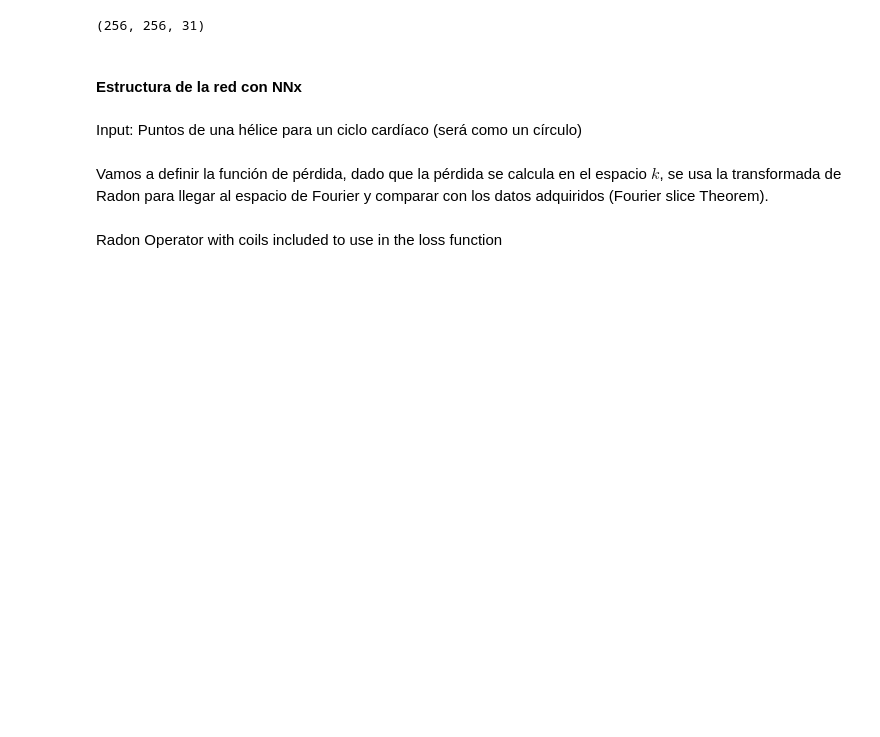
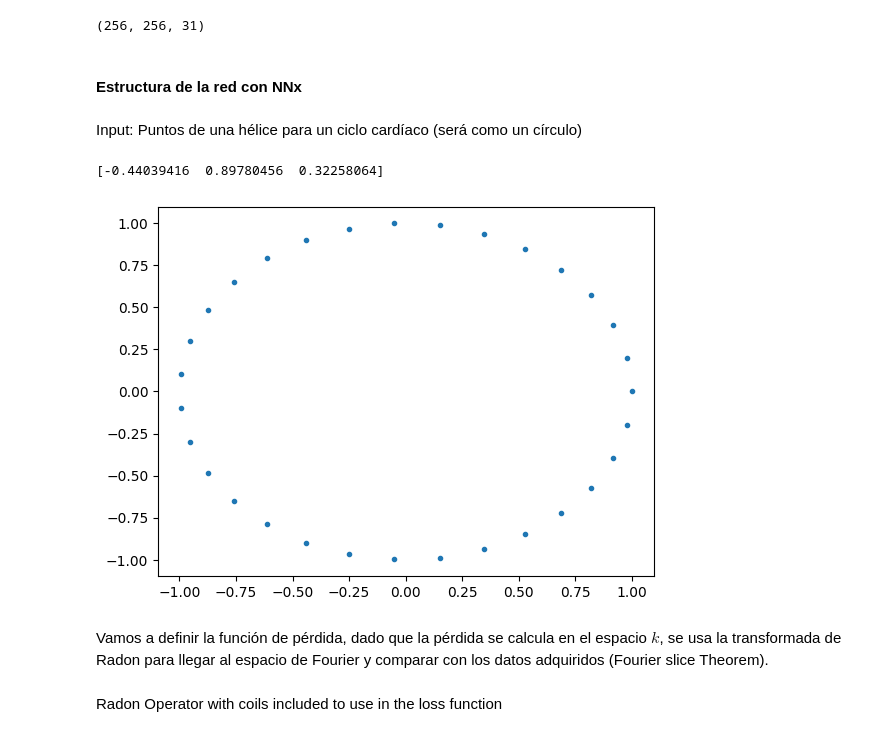
Before and after one commit to evelyncueva/SR-ST-DIP-cMRI, a Jupyter notebook: notebooks/stDIP_basics.ipynb, the cells around one changed output. Drawn from its saved outputs; the diff is of its cells as text; code cells hidden in the pictures; blank space fills up the shorter version.

```diff
--- a/notebooks/stDIP_basics.ipynb
+++ b/notebooks/stDIP_basics.ipynb
@@ -711,18 +477,28 @@ Input: Puntos de una hélice para un ciclo cardíaco (será como un círculo)
 # %%
 # ================== Helix (latente temporal) ==================
 def helix_generator(nframes: int, total_cycles: float):
-    t = jnp.linspace(0.0, total_cycles, nframes, endpoint=False)
-    return jnp.stack([
-        jnp.cos(2*jnp.pi*t),
-        jnp.sin(2*jnp.pi*t),
-        t / total_cycles
-    ], axis=-1)  # (nframes, 3)
+    ts = jnp.linspace(0,total_cycles, nframes, endpoint=False)
+    helix = jnp.stack([jnp.cos(2 * jnp.pi * ts), jnp.sin(2 * jnp.pi *ts), ts/total_cycles], axis=-1)
+    return helix
 
-def helix_lookup(times_norm: jnp.ndarray, helix: jnp.ndarray) -> jnp.ndarray:
-    """times_norm: (B,), helix: (NFRAMES, d) -> (B, d)"""
-    nframes = helix.shape[0]
-    idx = jnp.floor(times_norm * nframes).astype(jnp.int32) % nframes
-    return helix[idx]
 
 helix = helix_generator(NFRAMES, total_cycles) #(31, 3)
 d = helix.shape[1]
+
+def get_latent(latent, t_index):
+    """
+    Obtiene la representación latente asociada a un frame.
+
+    Parameters
+    ----------
+    t_index : int or None
+        Índice temporal. Si es None, devuelve la latente completa.
+
+    Returns
+    -------
+    latent : np.ndarray
+        Representación latente de forma (N,) o (nframes, N).
+    """
+    if t_index is None:
+        return latent
+    return latent[t_index, :]
@@ -745,3 +505,10 @@ model = TDIPNNX(
+# %%
+import matplotlib.pyplot as plt
+plt.plot(helix[:,0], helix[:,1], '.')
+print(helix[10,:])
+# %% [output]
+[-0.44039416  0.89780456  0.32258064]
+[figure, added]
 # %% [markdown]
 Vamos a definir la función de pérdida, dado que la pérdida se calcula en el espacio $k$, se usa la transformada de Radon para llegar al espacio de Fourier y comparar con los datos adquiridos (Fourier slice Theorem).
 # %% [markdown]
```
Also changed, not shown: parts of 24 cells of this notebook.
